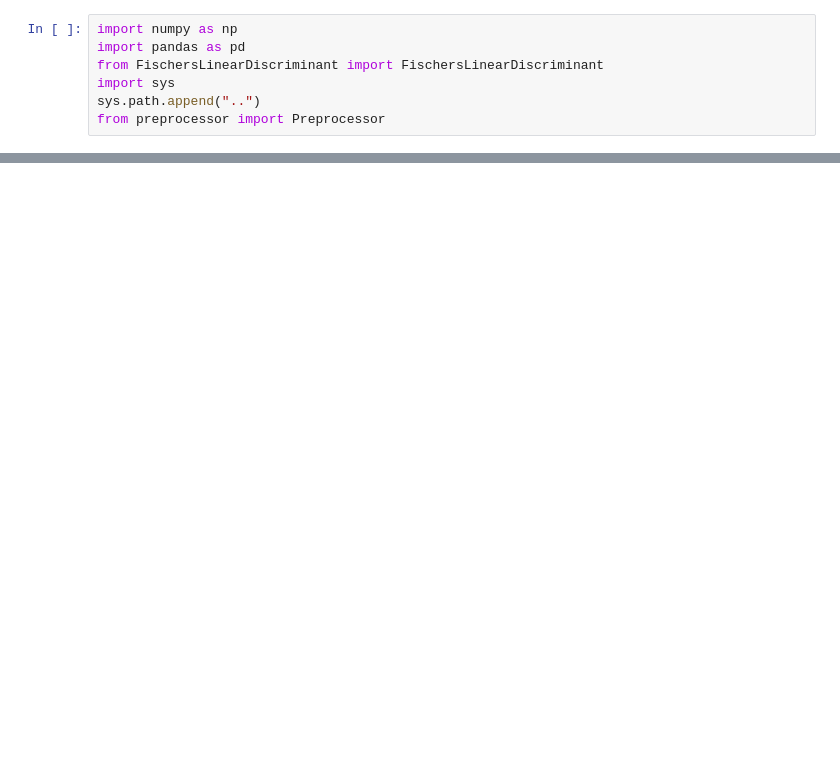
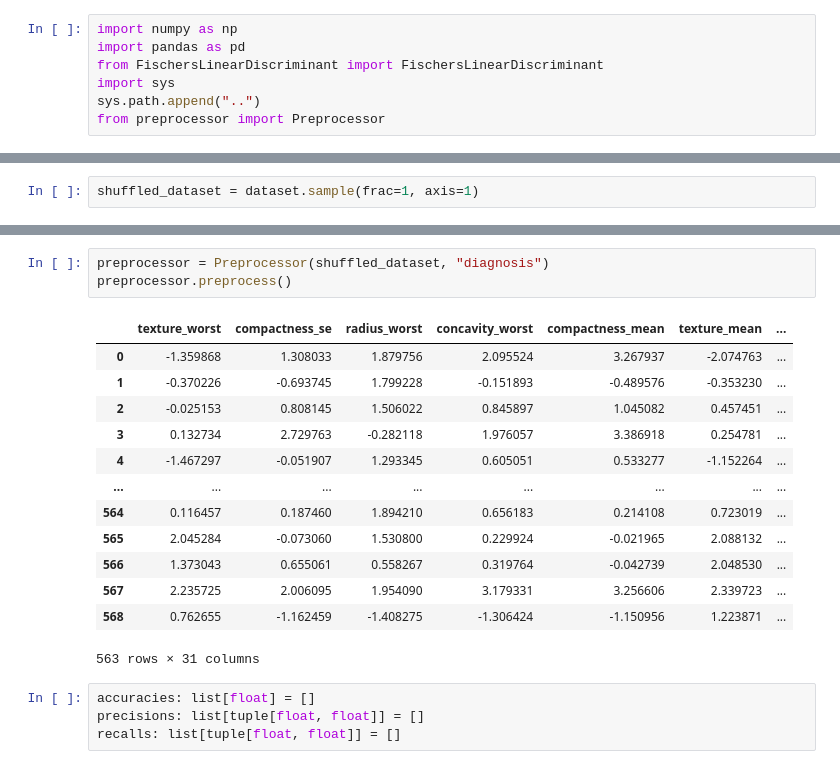
Before and after one commit to majimearun/ml-assignments, a Jupyter notebook: Fischers LDA/FLDA.ipynb, the cells around one changed output, grey strips where cells are left out. Cells and saved outputs as stored; diff of their text form; blank space fills up the shorter version.

```diff
--- a/Fischers LDA/FLDA.ipynb
+++ b/Fischers LDA/FLDA.ipynb
@@ -59,0 +71,2 @@ Recall mean: 92.07%, stdev: 3.19%
+# %%
+shuffled_dataset = dataset.sample(frac=1, axis=1)
@@ -59,0 +99,21 @@ Recall mean: 92.07%, stdev: 3.19%
+# %%
+preprocessor = Preprocessor(shuffled_dataset, "diagnosis")
+preprocessor.preprocess()
+# %% [output]
+|  | texture_worst | compactness_se | radius_worst | concavity_worst | compactness_mean | texture_mean | ... |
+| 0 | -1.359868 | 1.308033 | 1.879756 | 2.095524 | 3.267937 | -2.074763 | ... |
+| 1 | -0.370226 | -0.693745 | 1.799228 | -0.151893 | -0.489576 | -0.353230 | ... |
+| 2 | -0.025153 | 0.808145 | 1.506022 | 0.845897 | 1.045082 | 0.457451 | ... |
+| 3 | 0.132734 | 2.729763 | -0.282118 | 1.976057 | 3.386918 | 0.254781 | ... |
+| 4 | -1.467297 | -0.051907 | 1.293345 | 0.605051 | 0.533277 | -1.152264 | ... |
+| ... | ... | ... | ... | ... | ... | ... | ... |
+| 564 | 0.116457 | 0.187460 | 1.894210 | 0.656183 | 0.214108 | 0.723019 | ... |
+| 565 | 2.045284 | -0.073060 | 1.530800 | 0.229924 | -0.021965 | 2.088132 | ... |
+| 566 | 1.373043 | 0.655061 | 0.558267 | 0.319764 | -0.042739 | 2.048530 | ... |
+| 567 | 2.235725 | 2.006095 | 1.954090 | 3.179331 | 3.256606 | 2.339723 | ... |
+| 568 | 0.762655 | -1.162459 | -1.408275 | -1.306424 | -1.150956 | 1.223871 | ... |
+563 rows × 31 columns
+# %%
+accuracies: list[float] = []
+precisions: list[tuple[float, float]] = []
+recalls: list[tuple[float, float]] = []
```
Also changed, not shown: parts of 10 cells of this notebook, 2 other files.
